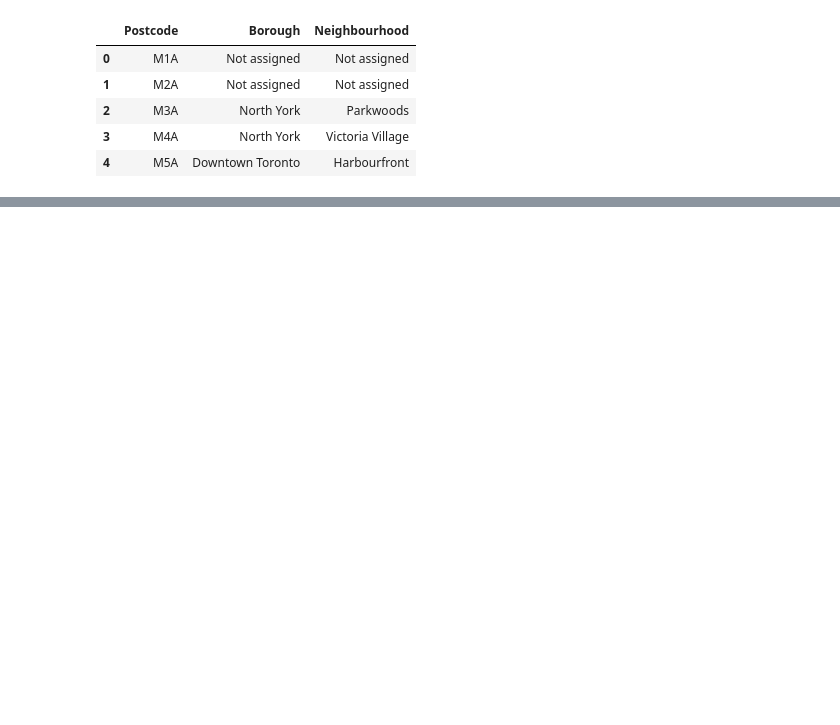
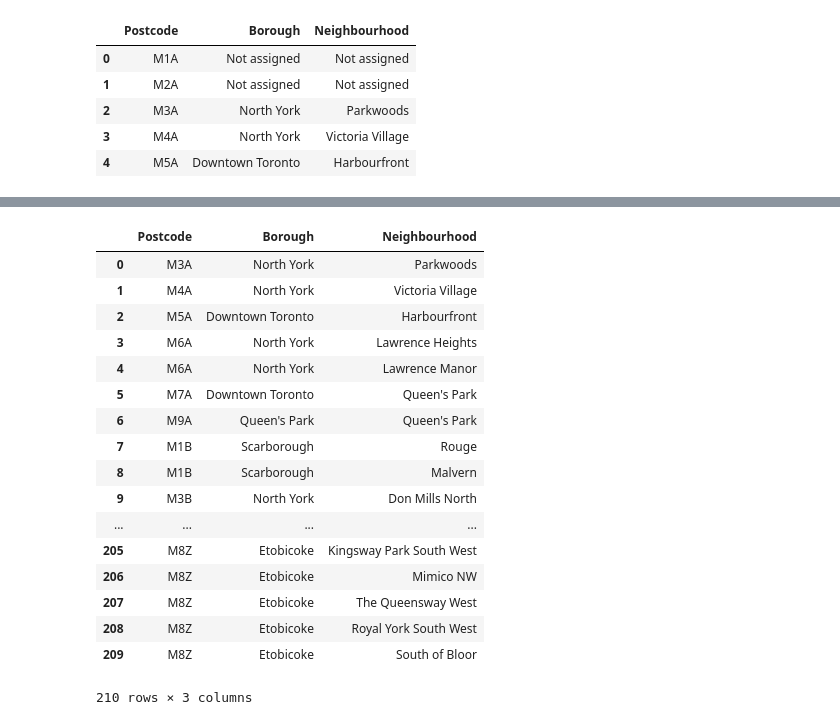
Before and after one commit to Emad-Darweesh/Coursera_Capstone, a Jupyter notebook: Toronto_Assignment.ipynb, the cells around one changed output, grey strips where cells are left out. Saved outputs shown, nothing was run; the diff lists cells and outputs as text; code cells hidden in the pictures; blank space fills up the shorter version.

```diff
--- a/Toronto_Assignment.ipynb
+++ b/Toronto_Assignment.ipynb
@@ -34,0 +38,22 @@ df.head()
+# %%
+df['Neighbourhood']=df['Borough'].where(df['Neighbourhood'].eq('Not assigned'),df['Neighbourhood'])
+df
+# %% [output]
+|  | Postcode | Borough | Neighbourhood |
+| 0 | M3A | North York | Parkwoods |
+| 1 | M4A | North York | Victoria Village |
+| 2 | M5A | Downtown Toronto | Harbourfront |
+| 3 | M6A | North York | Lawrence Heights |
+| 4 | M6A | North York | Lawrence Manor |
+| 5 | M7A | Downtown Toronto | Queen's Park |
+| 6 | M9A | Queen's Park | Queen's Park |
+| 7 | M1B | Scarborough | Rouge |
+| 8 | M1B | Scarborough | Malvern |
+| 9 | M3B | North York | Don Mills North |
+| ... | ... | ... | ... |
+| 205 | M8Z | Etobicoke | Kingsway Park South West |
+| 206 | M8Z | Etobicoke | Mimico NW |
+| 207 | M8Z | Etobicoke | The Queensway West |
+| 208 | M8Z | Etobicoke | Royal York South West |
+| 209 | M8Z | Etobicoke | South of Bloor |
+210 rows × 3 columns
```
Also changed, not shown: parts of 6 cells of this notebook.
